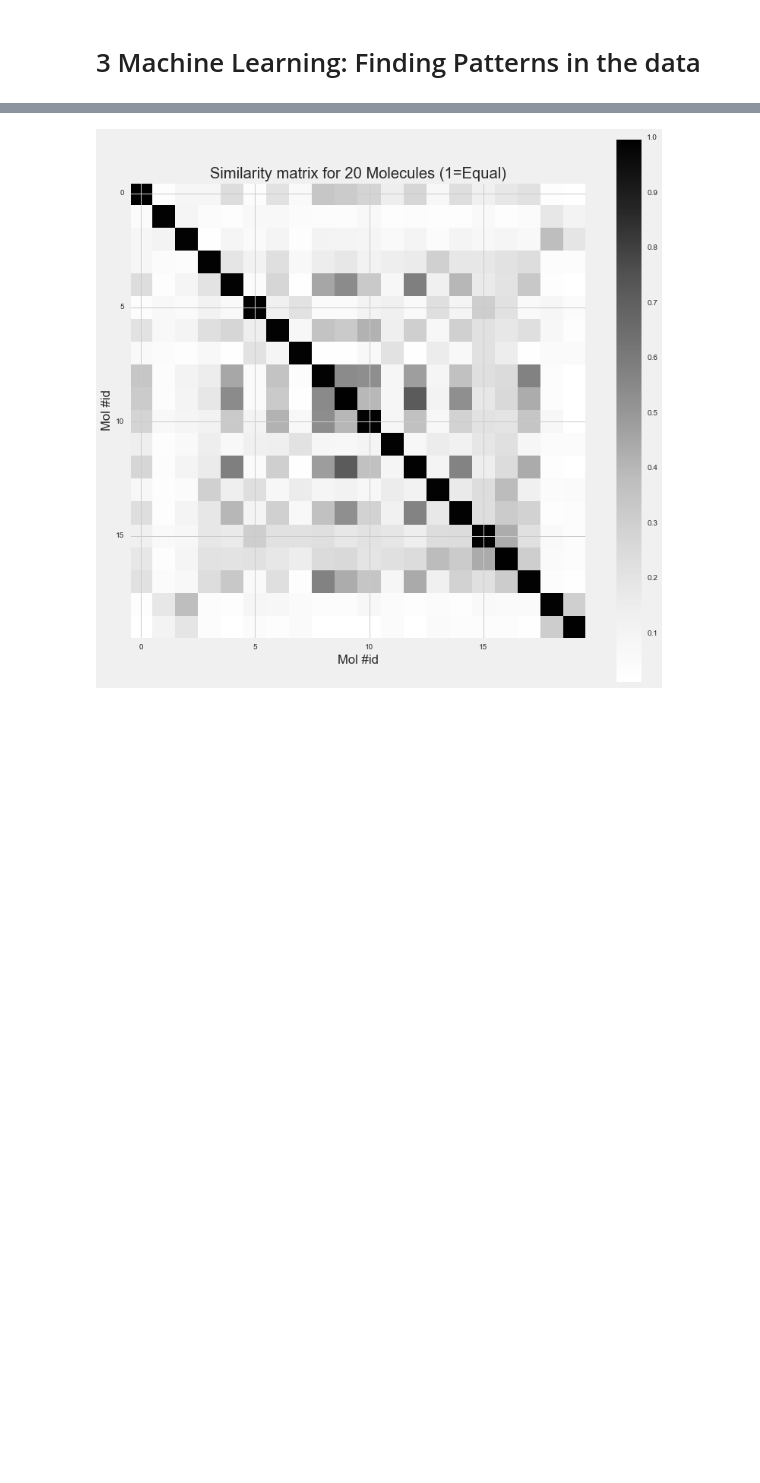
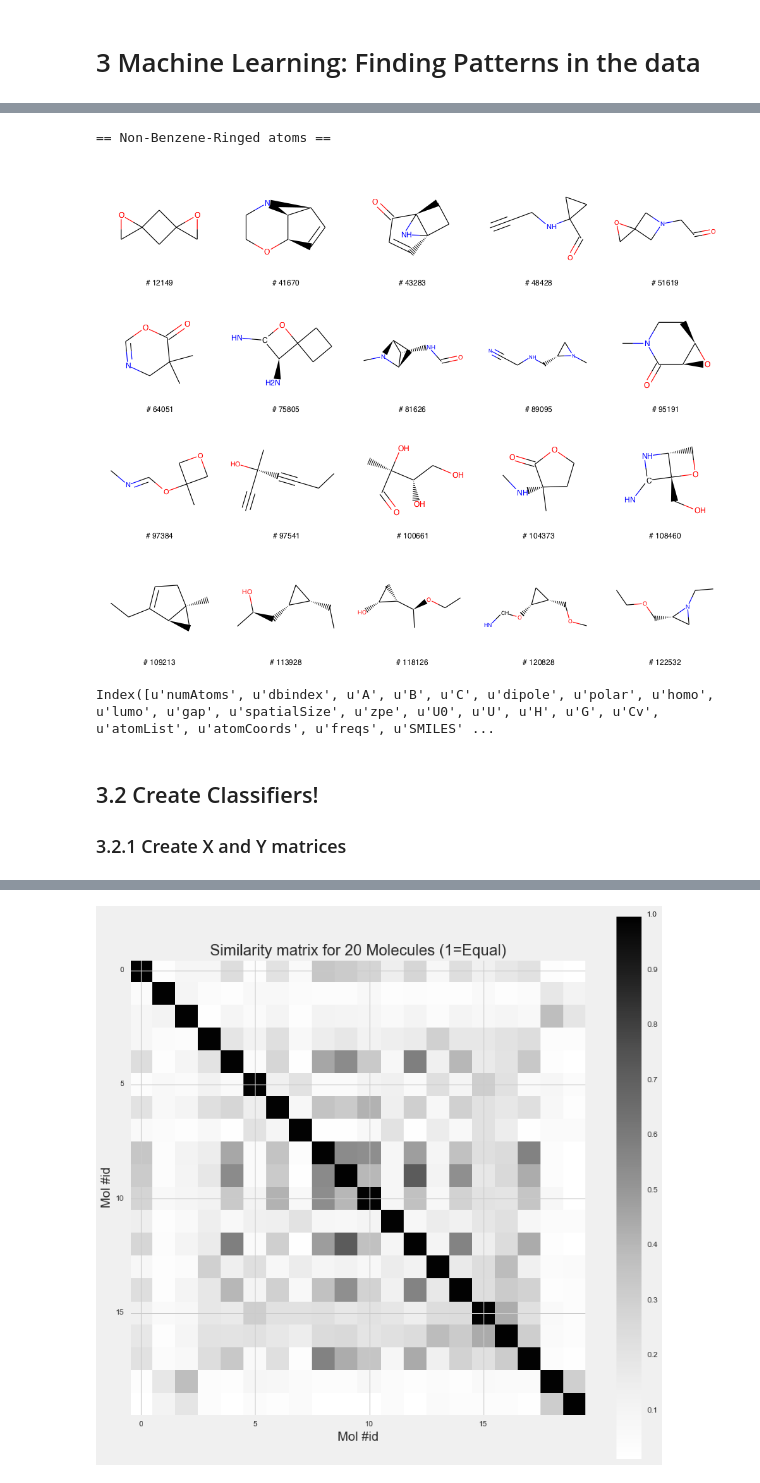
Before and after one commit to beangoben/dataDrivenChemistry, a Jupyter notebook: sanchezlengeling_b_project.ipynb, the cells around one changed output, grey strips where cells are left out. Cells and saved outputs as stored; diff of their text form; code cells hidden in the pictures; blank space fills up the shorter version.

```diff
--- a/sanchezlengeling_b_project.ipynb
+++ b/sanchezlengeling_b_project.ipynb
@@ -701,0 +786,12 @@ subdf=subdf[interest]
+# %%
+sampleSize=20;
+smalldf=subdf[~subdf['benzene']]
+smalldf=smalldf[smalldf['dbindex'].isin(random.sample(smalldf['dbindex'], sampleSize))]
+
+mols = [ Chem.MolFromSmiles(row['SMILES']) for indx, row in smalldf.iterrows() ]
+print("== Non-Benzene-Ringed atoms ==")
+names=["# %d "%(row['dbindex']) for indx, row in smalldf.iterrows() ]
+Draw.MolsToGridImage( mols, molsPerRow=5, legends=names)
+# %% [output]
+== Non-Benzene-Ringed atoms ==
+[figure, added]
@@ -701,0 +801,9 @@ subdf=subdf[interest]
+# %%
+# save our pickle!
+subdf=pd.read_pickle('benzene.pkl')
+subdf.columns
+# %% [output]
+Index([u'numAtoms', u'dbindex', u'A', u'B', u'C', u'dipole', u'polar', u'homo', u'lumo', u'gap', u'spatialSize', u'zpe', u'U0', u'U', u'H', u'G', u'Cv', u'atomList', u'atomCoords', u'freqs', u'SMILES' ...
+# %% [markdown]
+## 3.2 Create Classifiers!
+### 3.2.1 Create X and Y matrices
```
Also changed, not shown: parts of 27 cells of this notebook, 1 other file.
